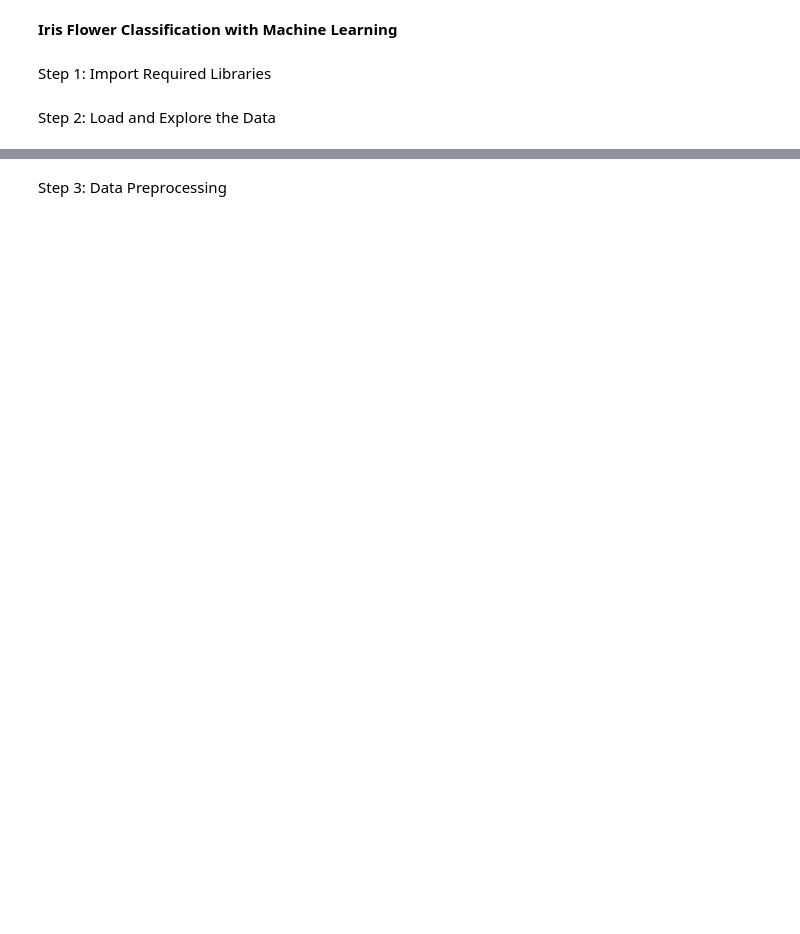
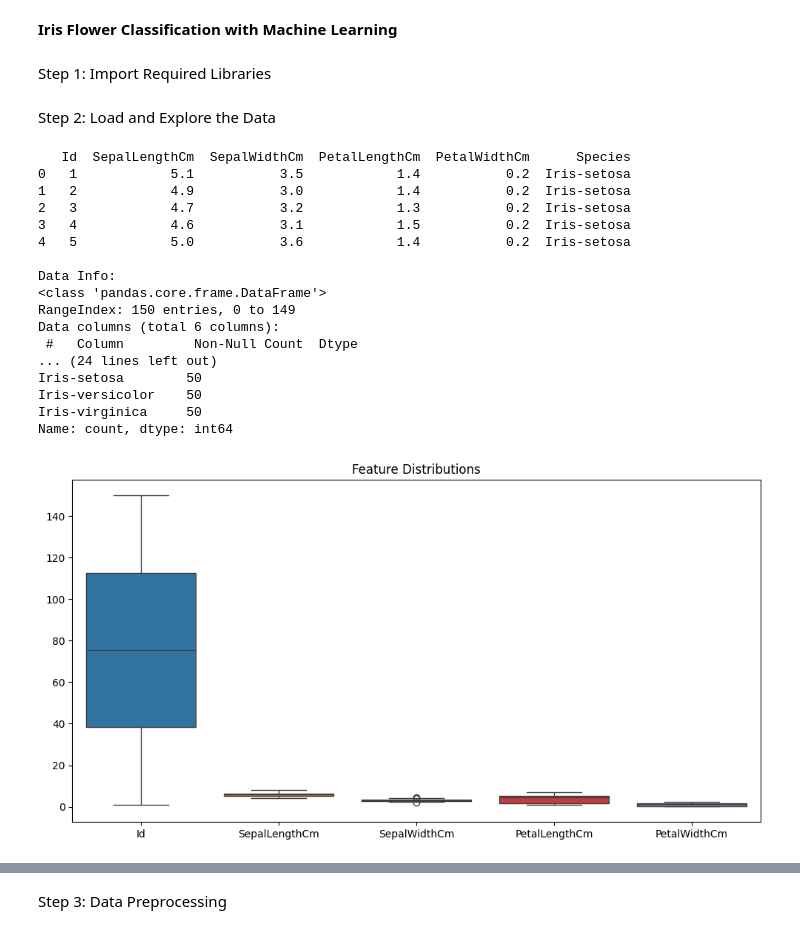
Before and after one commit to aabelatilaw/-CodeAlpha_ProjectName-, a Jupyter notebook: iris_flower_classification_with_machine_learning.ipynb, the cells around one changed output, grey strips where cells are left out. Cells and saved outputs as stored; diff of their text form; code cells hidden in the pictures; blank space fills up the shorter version.

```diff
--- a/iris_flower_classification_with_machine_learning.ipynb
+++ b/iris_flower_classification_with_machine_learning.ipynb
@@ -18,13 +26,47 @@ import matplotlib.pyplot as plt
 Step 2: Load and Explore the Data
 # %%
 # Load the data
-df = pd.read_csv('Iris.csv')
+
+
+url = 'https://raw.githubusercontent.com/aabelatilaw/-CodeAlpha_ProjectName-/main/Iris.csv'
+
+df = pd.read_csv(url)
 
 # Explore the data
 print(df.head())
 print("\nData Info:")
 print(df.info())
 print("\nSummary Statistics:")
 print(df.describe())
 print("\nSpecies Count:")
 print(df['Species'].value_counts())
+
+# Add new EDA visualizations here
+plt.figure(figsize=(12, 6))
+sns.boxplot(data=df.drop('Species', axis=1))
+plt.title('Feature Distributions')
+plt.show()
+
+plt.figure(figsize=(8, 6))
+sns.heatmap(df.drop('Species', axis=1).corr(), annot=True, cmap='coolwarm')
+plt.title('Feature Correlation Matrix')
+plt.show()
+# %% [output]
+   Id  SepalLengthCm  SepalWidthCm  PetalLengthCm  PetalWidthCm      Species
+0   1            5.1           3.5            1.4           0.2  Iris-setosa
+1   2            4.9           3.0            1.4           0.2  Iris-setosa
+2   3            4.7           3.2            1.3           0.2  Iris-setosa
+3   4            4.6           3.1            1.5           0.2  Iris-setosa
+4   5            5.0           3.6            1.4           0.2  Iris-setosa
+
+Data Info:
+<class 'pandas.core.frame.DataFrame'>
+RangeIndex: 150 entries, 0 to 149
+Data columns (total 6 columns):
+ #   Column         Non-Null Count  Dtype
+... (24 lines left out)
+Iris-setosa        50
+Iris-versicolor    50
+Iris-virginica     50
+Name: count, dtype: int64
+[figure, added]
```
Also changed, not shown: parts of 17 cells of this notebook.
